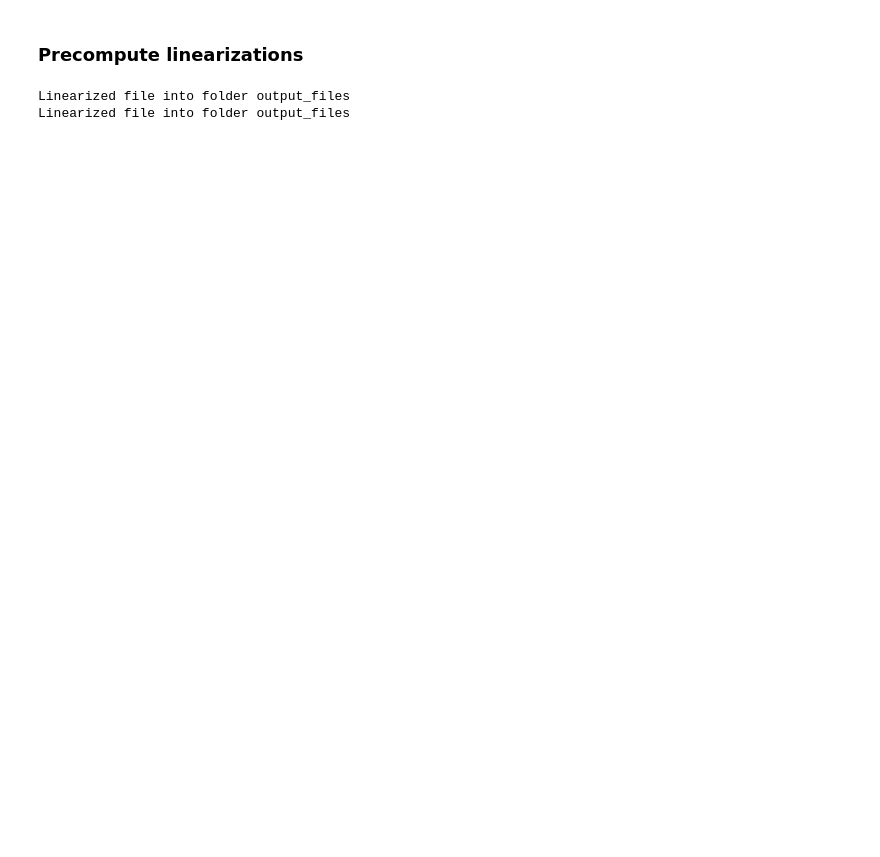
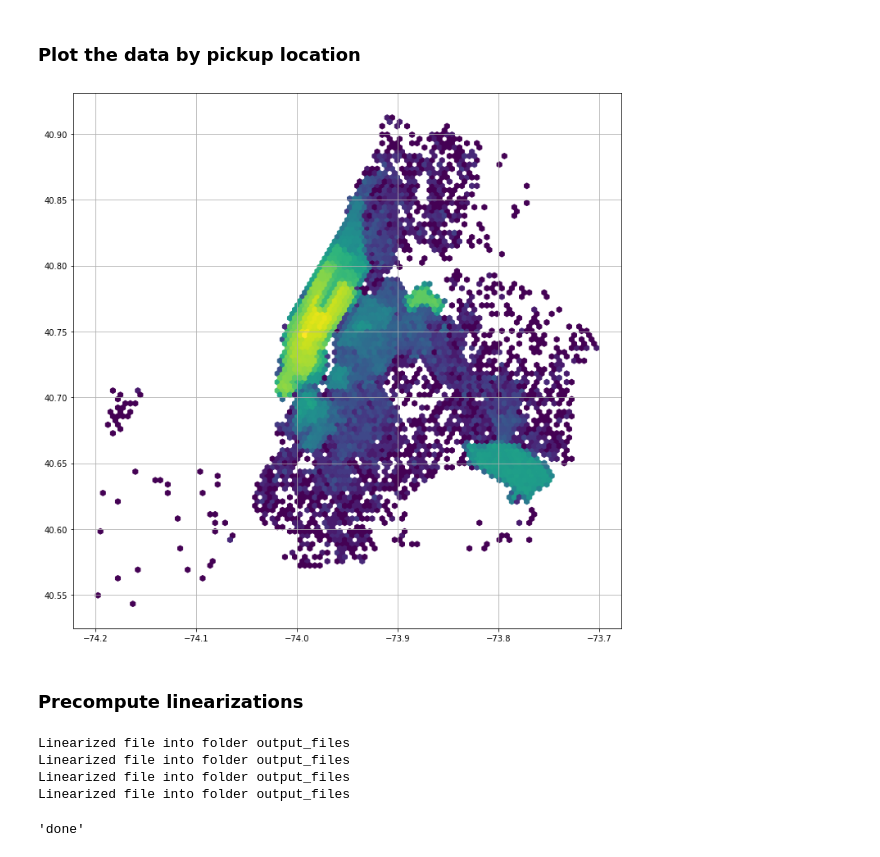
Before and after one commit to vis-au/prosample, a Jupyter notebook: server/pipeline/linearizations/input_files/taxis_tests.ipynb, the cells around one changed output. Cells and saved outputs as stored; diff of their text form; code cells hidden in the pictures; blank space fills up the shorter version.

```diff
--- a/server/pipeline/linearizations/input_files/taxis_tests.ipynb
+++ b/server/pipeline/linearizations/input_files/taxis_tests.ipynb
@@ -87,3 +103,31 @@ rides_df  # takes about 15:30 minutes for 1M
+# %% [markdown]
+### Plot the data by pickup location
+# %%
+# plot the rides dataset in hexbinned histogram
+import matplotlib.pyplot as plt
+import numpy as np
+import pandas as pd
+
+fig = plt.figure(figsize=(12, 12))
+ax = fig.add_subplot(111)
+
+header = ["tripID", "VendorID", "tpep_pickup_datetime", "tpep_dropoff_datetime", "passenger_count", "trip_distance", "RatecodeID", "PULocationID", "DOLocationID", "payment_type", "fare_amount", "extra", "mta_tax", "tip_amount", "tolls_amount", "improvement_surcharge", "total_amount", "PURepresentativeX", "PURepresentativeY", "DORepresentativeX", "DORepresentativeY"]
+
+df = pd.read_csv("./taxisData.csv", delimiter=";", names=header)
+
+image = plt.hexbin(
+  x=df["PURepresentativeX"],
+  y=df["PURepresentativeY"],
+  bins="log",
+  mincnt=1,
+  gridsize=100,
+)
+
+plt.grid(True, )
+# to get the computed bins, use
+# image.get_array()
+# %% [output]
+[figure, added]
 # %% [markdown]
 ### Precompute linearizations
 # %%
@@ -93,16 +137,17 @@ import os
 
 sys.path.append(f"{os.getcwd()}/../../../")  # HACK to make relative imports work in notebooks
 
-from pipeline.linearizations.Linearization import LinearizationDatetimeAttr, LinearizationNumericAttr, LinearizationGeoZorder
+from pipeline.linearizations.Linearization import LinearizationDatetimeAttr, LinearizationNumericAttr, LinearizationGeoZorder, LinearizationRandom
 
-# lin1 = LinearizationDatetimeAttr("taxis", 20, 2)  # sort by pickup date
-# lin1_data = lin1.linearize()
+LinearizationRandom("taxis", 22).linearize()  # random shuffling
+LinearizationDatetimeAttr("taxis", 22, 2).linearize()  # sort by pickup date
+LinearizationNumericAttr("taxis", 22, 5).linearize()  # sort by trip distance
+LinearizationGeoZorder("taxis", 22, 17, 18).linearize()  # sort by pickup location
 
-lin2 = LinearizationNumericAttr("taxis", 20, 3)  # sort by trip distance
-lin2_data = lin2.linearize()
-
-lin3 = LinearizationGeoZorder("taxis", 20, 15, 16)  # sort by pickup location
-lin3_data = lin3.linearize()
+"done"
 # %% [output]
 Linearized file into folder output_files
 Linearized file into folder output_files
+Linearized file into folder output_files
+Linearized file into folder output_files
+'done'
```
Also changed, not shown: parts of 9 cells of this notebook.
